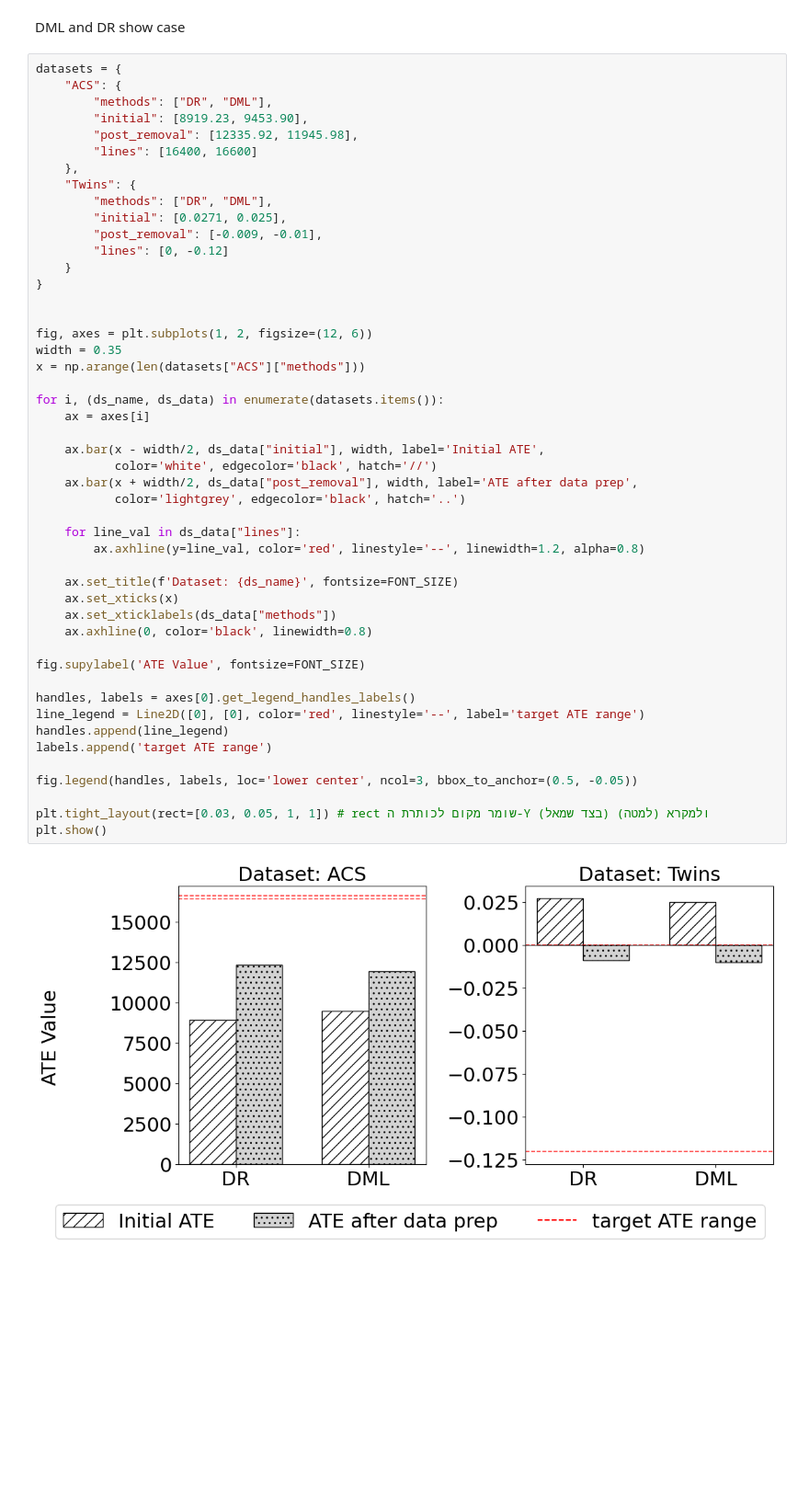
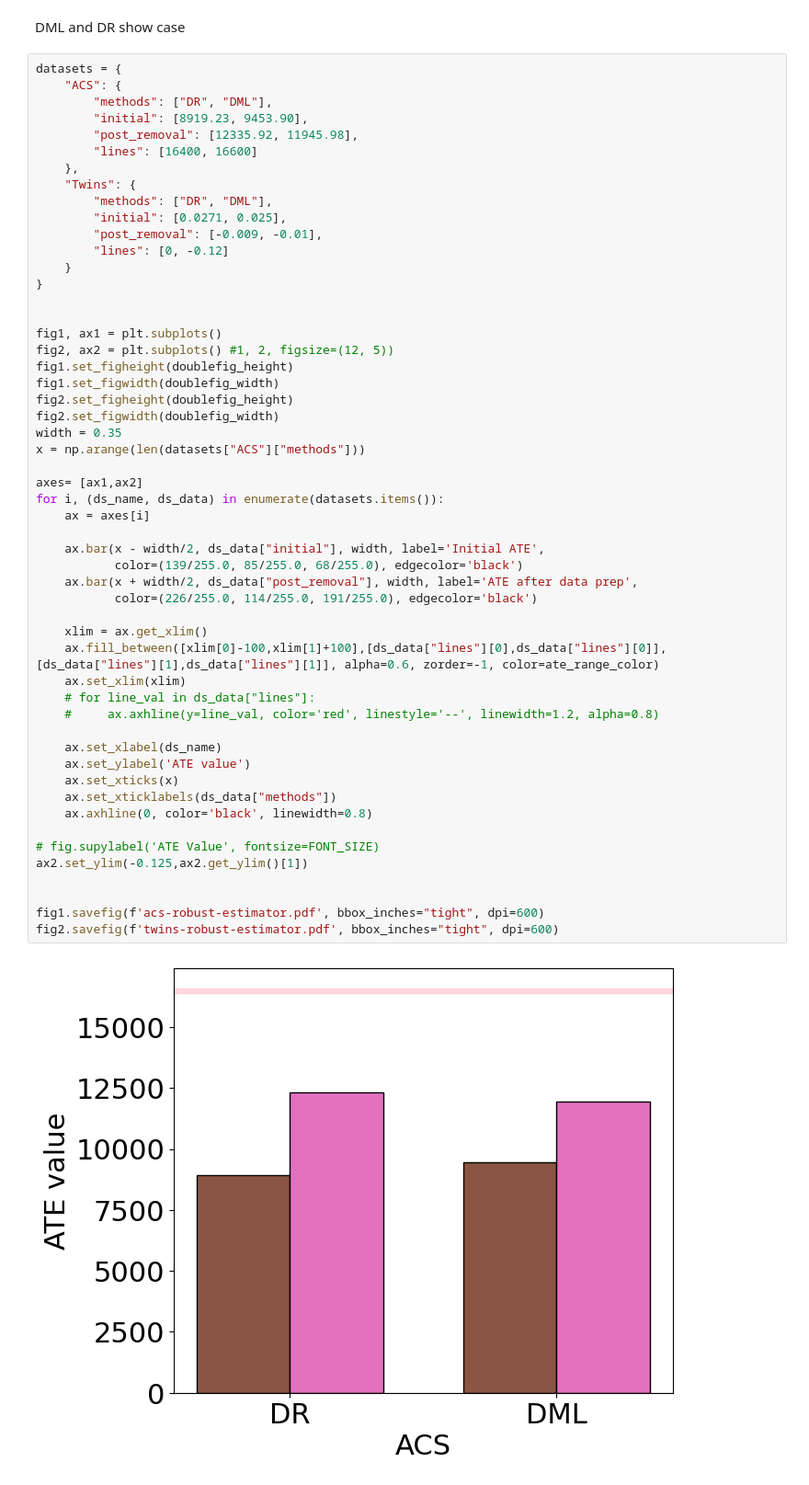
Before and after one commit to danielbarcohen-bot/ATE-shifting, a Jupyter notebook: graphs.ipynb, the cells around one changed output. Shown at 92% size. Drawn from its saved outputs; the diff is of its cells as text; blank space fills up the shorter version.

Commit message:
estimators

```diff
--- a/graphs.ipynb
+++ b/graphs.ipynb
@@ -525,46 +525,51 @@ datasets = {
         "initial": [8919.23, 9453.90],
         "post_removal": [12335.92, 11945.98],
         "lines": [16400, 16600]
     },
     "Twins": {
         "methods": ["DR", "DML"],
         "initial": [0.0271, 0.025],
         "post_removal": [-0.009, -0.01],
         "lines": [0, -0.12]
     }
 }
 
 
-fig, axes = plt.subplots(1, 2, figsize=(12, 6))
+fig1, ax1 = plt.subplots()
+fig2, ax2 = plt.subplots() #1, 2, figsize=(12, 5))
+fig1.set_figheight(doublefig_height)
+fig1.set_figwidth(doublefig_width)
+fig2.set_figheight(doublefig_height)
+fig2.set_figwidth(doublefig_width)
 width = 0.35
 x = np.arange(len(datasets["ACS"]["methods"]))
 
+axes= [ax1,ax2]
 for i, (ds_name, ds_data) in enumerate(datasets.items()):
     ax = axes[i]
 
     ax.bar(x - width/2, ds_data["initial"], width, label='Initial ATE',
-           color='white', edgecolor='black', hatch='//')
+           color=(139/255.0, 85/255.0, 68/255.0), edgecolor='black')
     ax.bar(x + width/2, ds_data["post_removal"], width, label='ATE after data prep',
-           color='lightgrey', edgecolor='black', hatch='..')
+           color=(226/255.0, 114/255.0, 191/255.0), edgecolor='black')
 
-    for line_val in ds_data["lines"]:
-        ax.axhline(y=line_val, color='red', linestyle='--', linewidth=1.2, alpha=0.8)
+    xlim = ax.get_xlim()
+    ax.fill_between([xlim[0]-100,xlim[1]+100],[ds_data["lines"][0],ds_data["lines"][0]],[ds_data["lines"][1],ds_data["lines"][1]], alpha=0.6, zorder=-1, color=ate_range_color)
+    ax.set_xlim(xlim)
+    # for line_val in ds_data["lines"]:
+    #     ax.axhline(y=line_val, color='red', linestyle='--', linewidth=1.2, alpha=0.8)
 
-    ax.set_title(f'Dataset: {ds_name}', fontsize=FONT_SIZE)
+    ax.set_xlabel(ds_name)
+    ax.set_ylabel('ATE value')
     ax.set_xticks(x)
     ax.set_xticklabels(ds_data["methods"])
     ax.axhline(0, color='black', linewidth=0.8)
 
-fig.supylabel('ATE Value', fontsize=FONT_SIZE)
+# fig.supylabel('ATE Value', fontsize=FONT_SIZE)
+ax2.set_ylim(-0.125,ax2.get_ylim()[1])
 
-handles, labels = axes[0].get_legend_handles_labels()
-line_legend = Line2D([0], [0], color='red', linestyle='--', label='target ATE range')
-handles.append(line_legend)
-labels.append('target ATE range')
 
-fig.legend(handles, labels, loc='lower center', ncol=3, bbox_to_anchor=(0.5, -0.05))
-
-plt.tight_layout(rect=[0.03, 0.05, 1, 1]) # rect שומר מקום לכותרת ה-Y (בצד שמאל) ולמקרא (למטה)
-plt.show()
+fig1.savefig(f'acs-robust-estimator.pdf', bbox_inches="tight", dpi=600)
+fig2.savefig(f'twins-robust-estimator.pdf', bbox_inches="tight", dpi=600)
 # %% [output]
-[figure, old version]
+[figure, new version]
```
Also changed, not shown: parts of 5 cells of this notebook.
